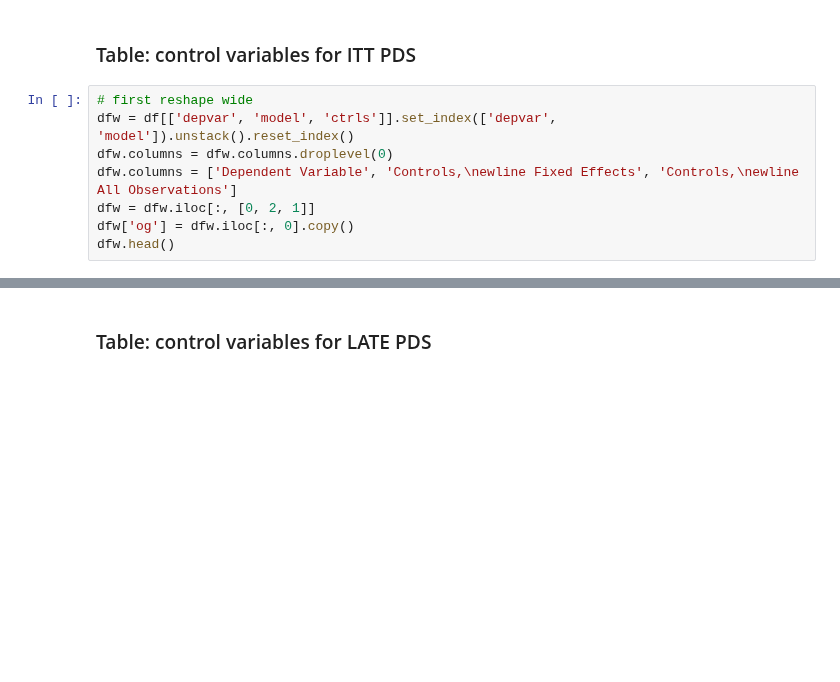
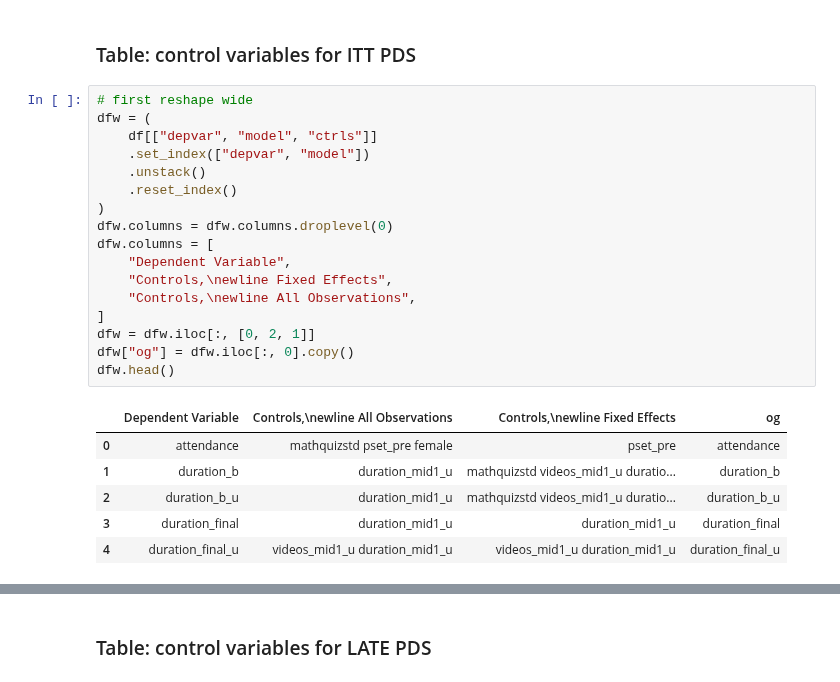
Before and after one commit to zagoodman/microeconomics_videos, a Jupyter notebook: jupyter/assemble_tables.ipynb, the cells around one changed output, grey strips where cells are left out. Saved outputs shown, nothing was run; the diff lists cells and outputs as text; blank space fills up the shorter version.

```diff
--- a/jupyter/assemble_tables.ipynb
+++ b/jupyter/assemble_tables.ipynb
@@ -719,10 +1120,26 @@ with open('../tex/tables/controlvars_desc.tex', 'w') as tf:
 ### Table: control variables for ITT PDS
 # %%
 # first reshape wide
-dfw = df[['depvar', 'model', 'ctrls']].set_index(['depvar', 'model']).unstack().reset_index()
+dfw = (
+    df[["depvar", "model", "ctrls"]]
+    .set_index(["depvar", "model"])
+    .unstack()
+    .reset_index()
+)
 dfw.columns = dfw.columns.droplevel(0)
-dfw.columns = ['Dependent Variable', 'Controls,\newline Fixed Effects', 'Controls,\newline All Observations']
+dfw.columns = [
+    "Dependent Variable",
+    "Controls,\newline Fixed Effects",
+    "Controls,\newline All Observations",
+]
 dfw = dfw.iloc[:, [0, 2, 1]]
-dfw['og'] = dfw.iloc[:, 0].copy()
+dfw["og"] = dfw.iloc[:, 0].copy()
 dfw.head()
+# %% [output]
+|  | Dependent Variable | Controls,\newline All Observations | Controls,\newline Fixed Effects | og |
+| 0 | attendance | mathquizstd pset_pre female | pset_pre | attendance |
+| 1 | duration_b | duration_mid1_u | mathquizstd videos_mid1_u duratio... | duration_b |
+| 2 | duration_b_u | duration_mid1_u | mathquizstd videos_mid1_u duratio... | duration_b_u |
+| 3 | duration_final | duration_mid1_u | duration_mid1_u | duration_final |
+| 4 | duration_final_u | videos_mid1_u duration_mid1_u | videos_mid1_u duration_mid1_u | duration_final_u |
 # %%
```
Also changed, not shown: parts of 36 cells of this notebook, 47 other files.
